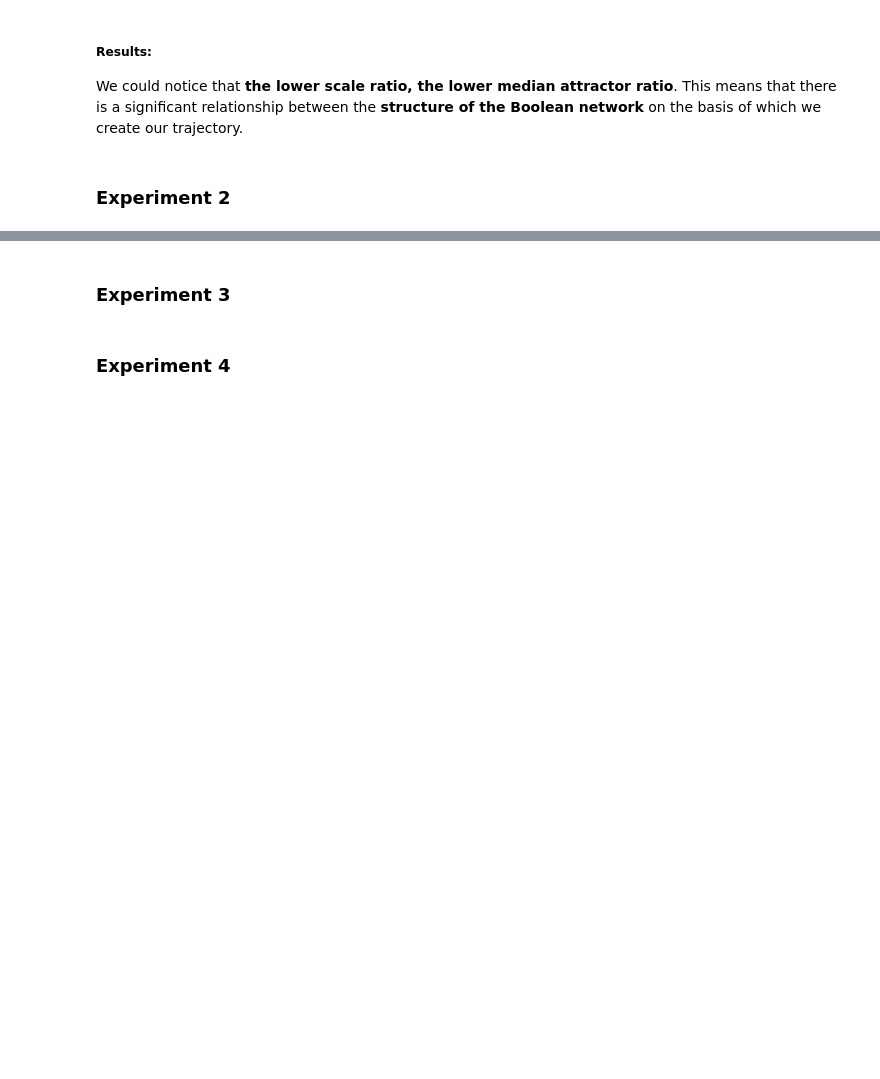
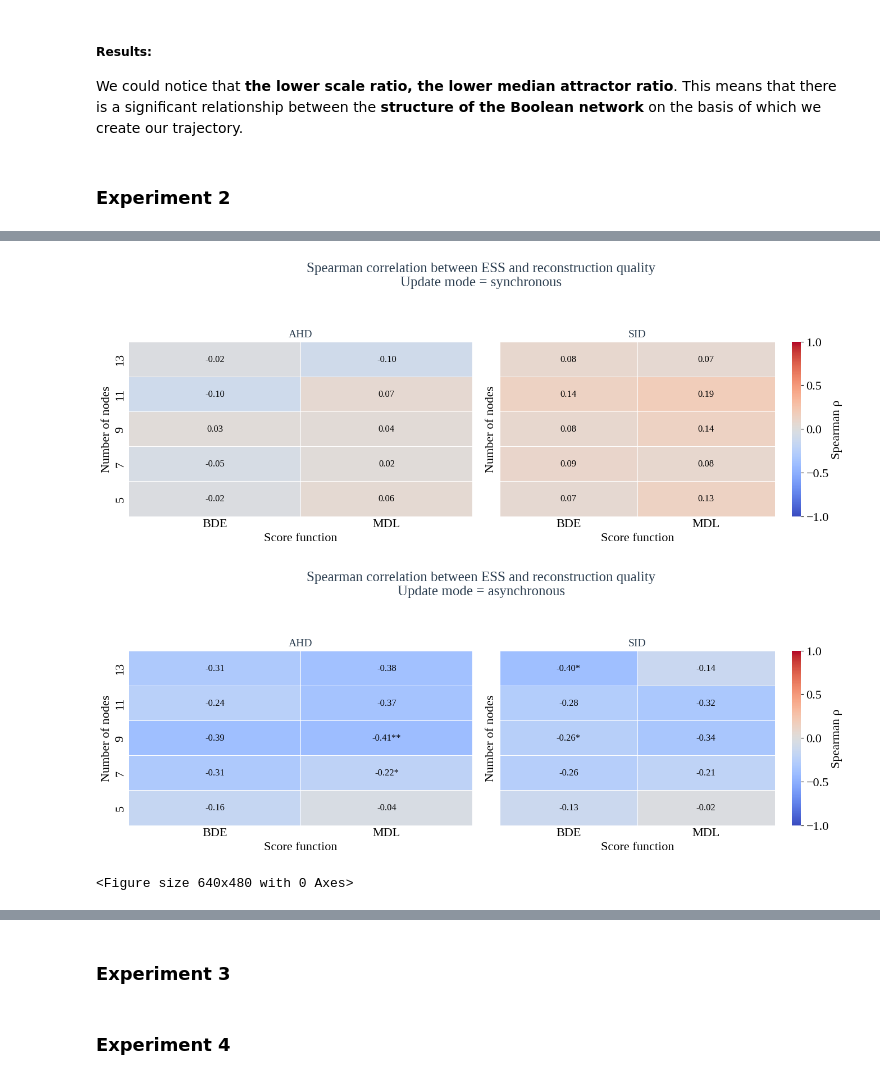
Before and after one commit to maxi7524/SAD2_final_project, a Jupyter notebook: notebooks/notebook_report_clean.ipynb, the cells around one changed output, grey strips where cells are left out. Saved outputs shown, nothing was run; the diff lists cells and outputs as text; code cells hidden in the pictures; blank space fills up the shorter version.

```diff
--- a/notebooks/notebook_report_clean.ipynb
+++ b/notebooks/notebook_report_clean.ipynb
@@ -510,0 +812,54 @@ These sample sizes remain sufficiently large for stable nonparametric inference
+# %%
+group_cols = ["update_mode", "score_function", "num_nodes", "sampling_frequency"]
+
+df_spearman = compute_spearman_table(
+    df_series,
+    metrics=["AHD", "SID"],
+    group_cols = group_cols,
+    ess_col= "mean_ess"
+)
+
+
+
+for update_mode in ["synchronous", "asynchronous"]:
+
+    fig, axes = plt.subplots(
+        1, 2,
+        figsize=(14, 5),
+        sharey=True
+    )
+
+    plot_spearman_heatmap(
+        df_spearman,
+        metric="AHD",
+        update_mode=update_mode,
+        num_nodes_order=sorted(df_series["num_nodes"].unique(), reverse=True),
+        ax=axes[0],
+        cbar=False
+    )
+
+    plot_spearman_heatmap(
+        df_spearman,
+        metric="SID",
+        update_mode=update_mode,
+        num_nodes_order=sorted(df_series["num_nodes"].unique(), reverse=True),
+        ax=axes[1],
+        cbar=True
+    )
+
+    fig.suptitle(
+        "Spearman correlation between ESS and reconstruction quality\n"
+        f"Update mode = {update_mode}",
+        fontsize=18,
+        y=1.05
+    )
+
+    plt.tight_layout()
+    plt.show()
+
+plt.tight_layout()
+plt.show()
+# %% [output]
+[figure, added]
+[figure, added]
+<Figure size 640x480 with 0 Axes>
```
Also changed, not shown: parts of 20 cells of this notebook, 1 other file.
